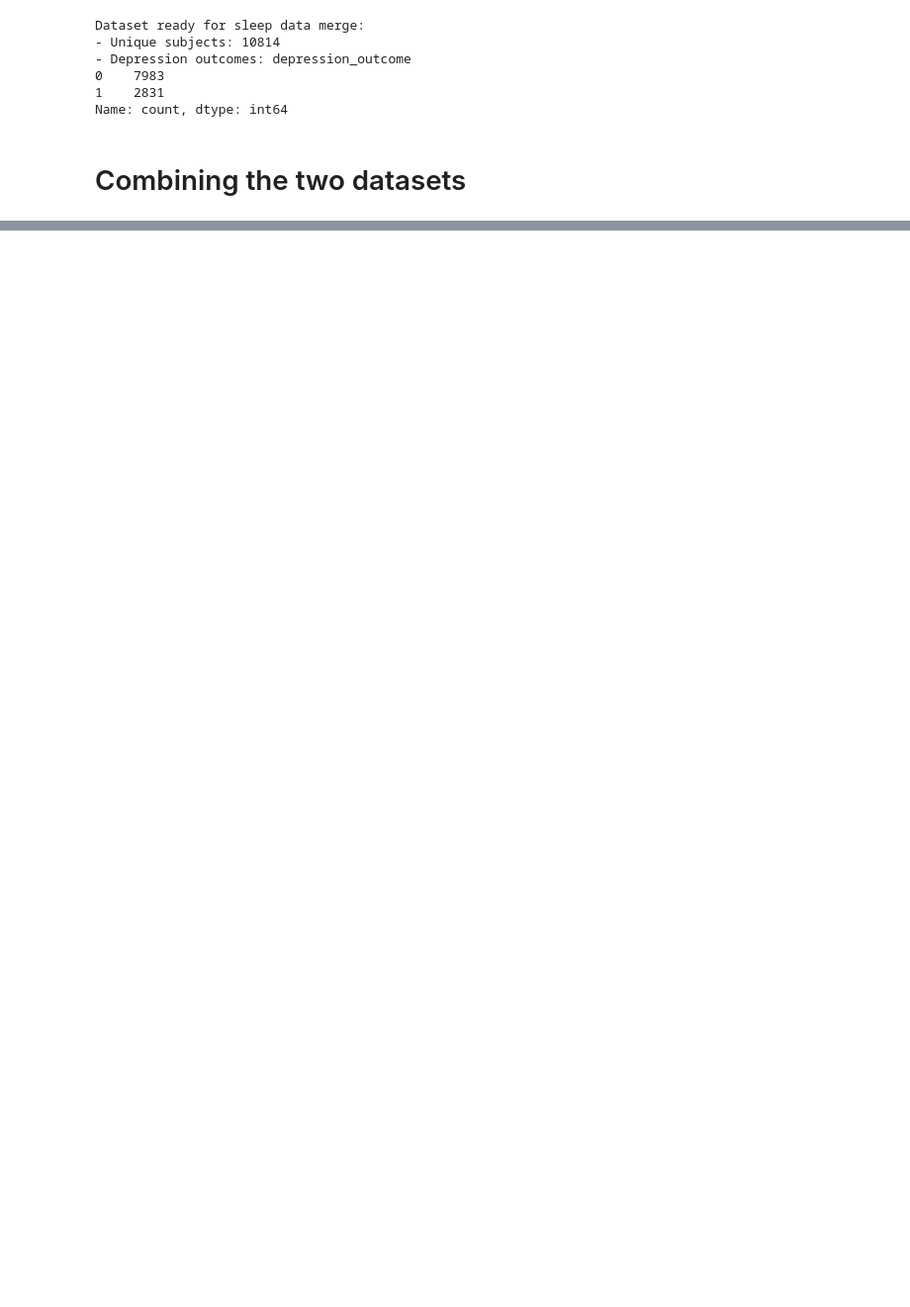
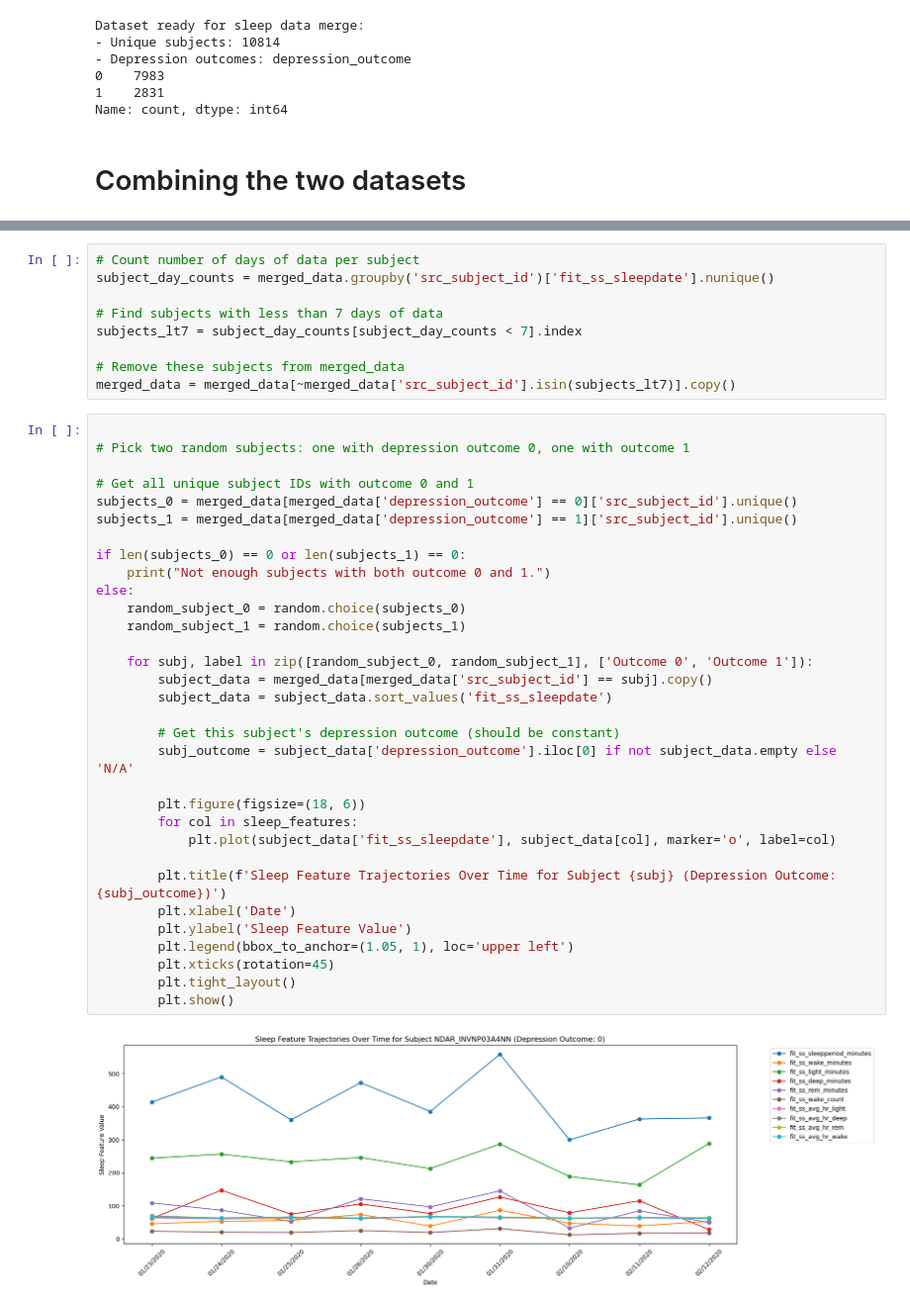
Before and after one commit to pragyamodi/abcd-sleep-depression-ml-modeling, a Jupyter notebook: code/analysis.ipynb, the cells around one changed output, grey strips where cells are left out. Shown at 99% size. Saved outputs shown, nothing was run; the diff lists cells and outputs as text; blank space fills up the shorter version.

```diff
--- a/code/analysis.ipynb
+++ b/code/analysis.ipynb
@@ -191,0 +204,43 @@ ROC AUC: 0.554
+# %%
+# Count number of days of data per subject
+subject_day_counts = merged_data.groupby('src_subject_id')['fit_ss_sleepdate'].nunique()
+
+# Find subjects with less than 7 days of data
+subjects_lt7 = subject_day_counts[subject_day_counts < 7].index
+
+# Remove these subjects from merged_data
+merged_data = merged_data[~merged_data['src_subject_id'].isin(subjects_lt7)].copy()
+# %%
+
+# Pick two random subjects: one with depression outcome 0, one with outcome 1
+
+# Get all unique subject IDs with outcome 0 and 1
+subjects_0 = merged_data[merged_data['depression_outcome'] == 0]['src_subject_id'].unique()
+subjects_1 = merged_data[merged_data['depression_outcome'] == 1]['src_subject_id'].unique()
+
+if len(subjects_0) == 0 or len(subjects_1) == 0:
+    print("Not enough subjects with both outcome 0 and 1.")
+else:
+    random_subject_0 = random.choice(subjects_0)
+    random_subject_1 = random.choice(subjects_1)
+
+    for subj, label in zip([random_subject_0, random_subject_1], ['Outcome 0', 'Outcome 1']):
+        subject_data = merged_data[merged_data['src_subject_id'] == subj].copy()
+        subject_data = subject_data.sort_values('fit_ss_sleepdate')
+
+        # Get this subject's depression outcome (should be constant)
+        subj_outcome = subject_data['depression_outcome'].iloc[0] if not subject_data.empty else 'N/A'
+
+        plt.figure(figsize=(18, 6))
+        for col in sleep_features:
+            plt.plot(subject_data['fit_ss_sleepdate'], subject_data[col], marker='o', label=col)
+
+        plt.title(f'Sleep Feature Trajectories Over Time for Subject {subj} (Depression Outcome: {subj_outcome})')
+        plt.xlabel('Date')
+        plt.ylabel('Sleep Feature Value')
+        plt.legend(bbox_to_anchor=(1.05, 1), loc='upper left')
+        plt.xticks(rotation=45)
+        plt.tight_layout()
+        plt.show()
+# %% [output]
+[figure, added]
```
Also changed, not shown: parts of 20 cells of this notebook, 2 other files.
